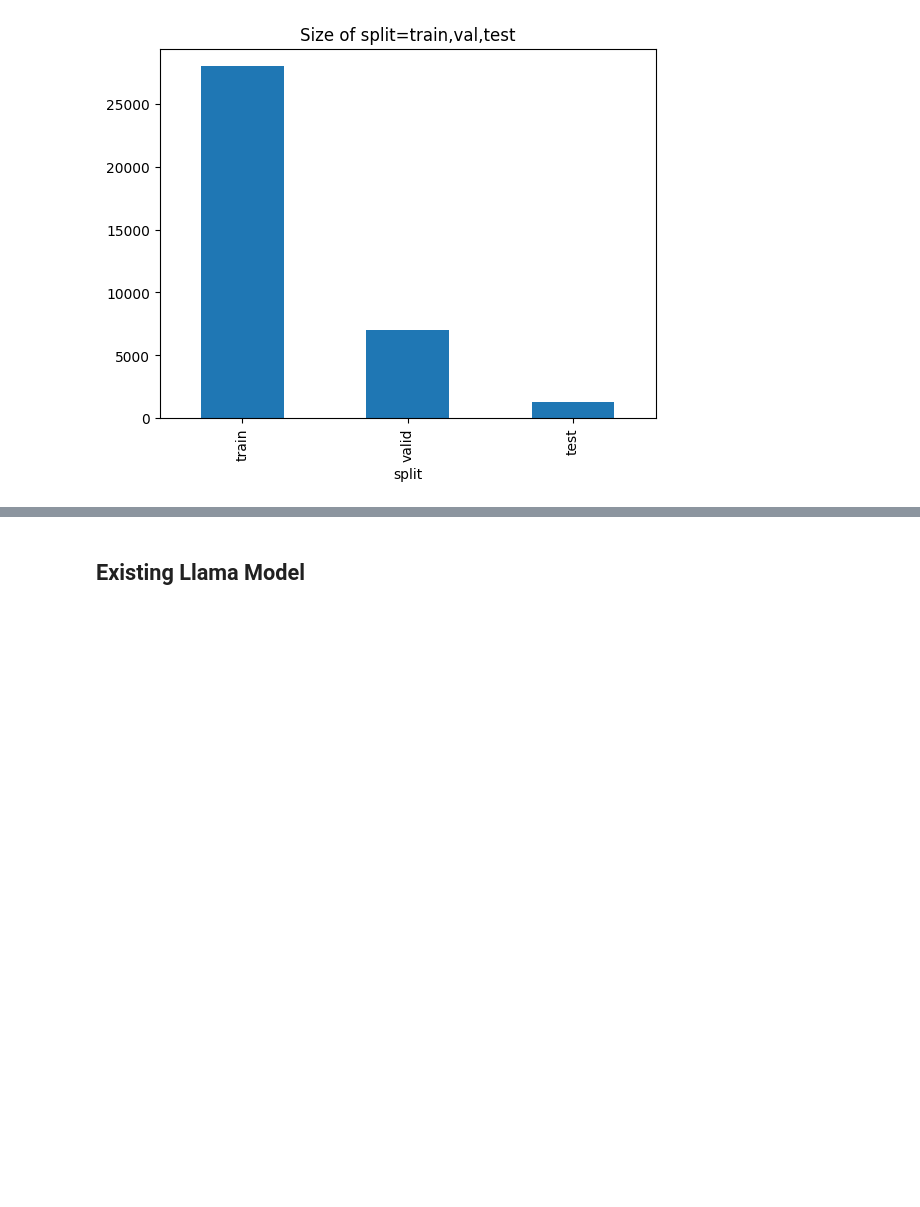
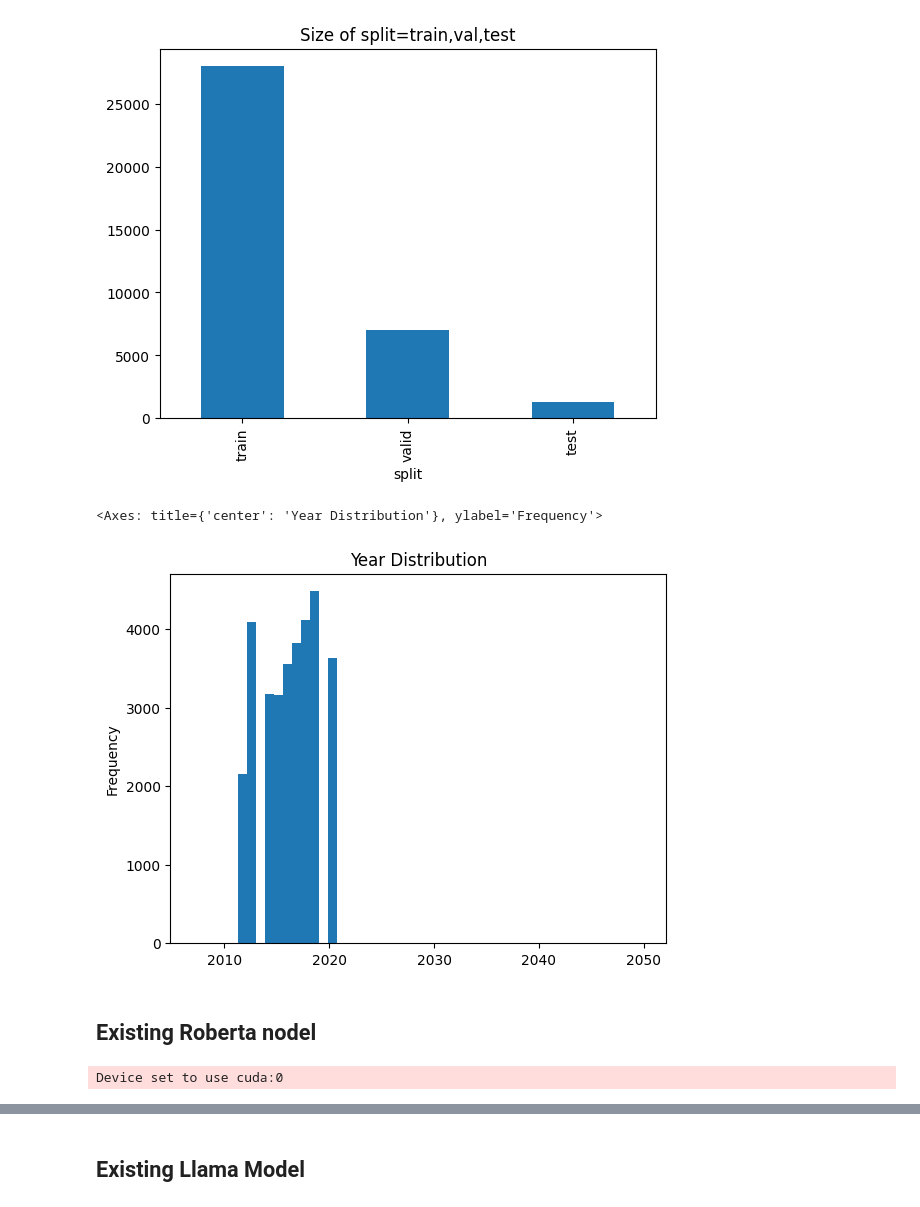
Before and after one commit to UChicago-ML-DL/30100-final, a Jupyter notebook: llama/llama.ipynb, the cells around one changed output, grey strips where cells are left out. Drawn from its saved outputs; the diff is of its cells as text; code cells hidden in the pictures; blank space fills up the shorter version.

```diff
--- a/llama/llama.ipynb
+++ b/llama/llama.ipynb
@@ -61,4 +53,4 @@ Successfully read test.tsv
 Successfully read train.tsv
 Successfully read valid.tsv
 # %%
-df = pd.read_csv("data_random_split.csv")
+df = pd.read_csv("../data/data_random_split.csv")
@@ -76,3 +87,29 @@ df['split'].value_counts().plot(kind='bar', title="Size of split=train,val,test"
 # %% [output]
 <Axes: title={'center': 'Size of split=train,val,test'}, xlabel='split'>
 [figure]
+# %%
+# Plot the year distribution
+year_df = df.dropna(subset=['date'])
+year_df = year_df[year_df["date"].str.contains("-")]
+year_df['year'] = year_df['date'].apply(lambda x: int(x.split('-')[0]))
+year_df['year'].plot.hist(bins=50, title="Year Distribution")
+# %% [output]
+<Axes: title={'center': 'Year Distribution'}, ylabel='Frequency'>
+[figure, added]
+# %% [markdown]
+## Existing Roberta nodel
+# %%
+from transformers import pipeline, AutoModelForSequenceClassification, AutoTokenizer
+
+repository = "premsa/political-bias-prediction-allsides-BERT"
+model = AutoModelForSequenceClassification.from_pretrained(repository)
+tokenizer = AutoTokenizer.from_pretrained(repository)
+roberta = pipeline(
+    "text-classification",
+    model=model,
+    tokenizer=tokenizer,
+    truncation=True,
+    max_length=512,
+)
+# %% [output]
+Device set to use cuda:0
```
Also changed, not shown: parts of 27 cells of this notebook, 1 other file.
